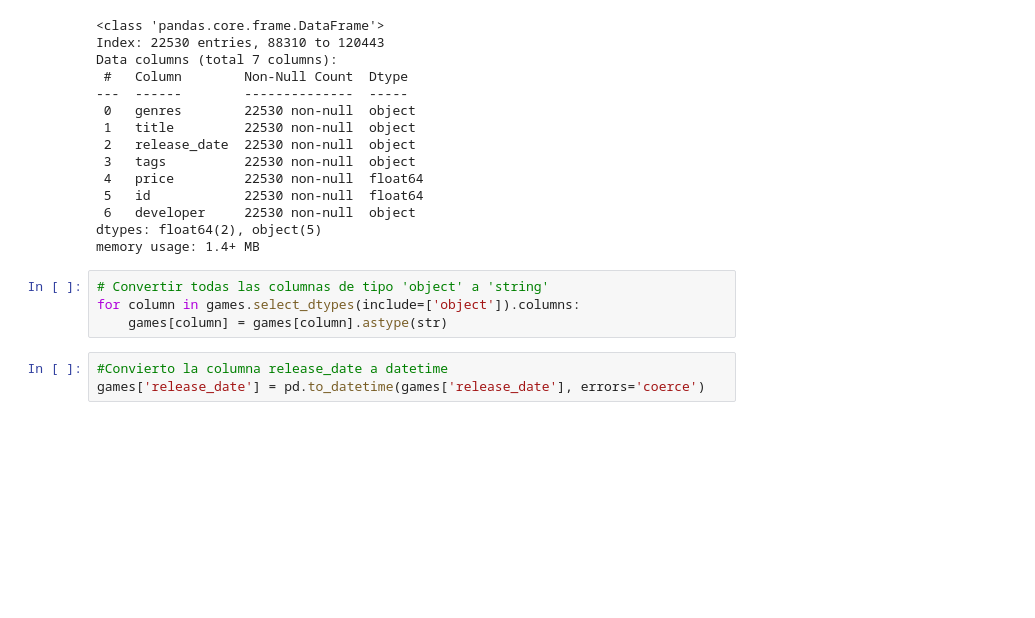
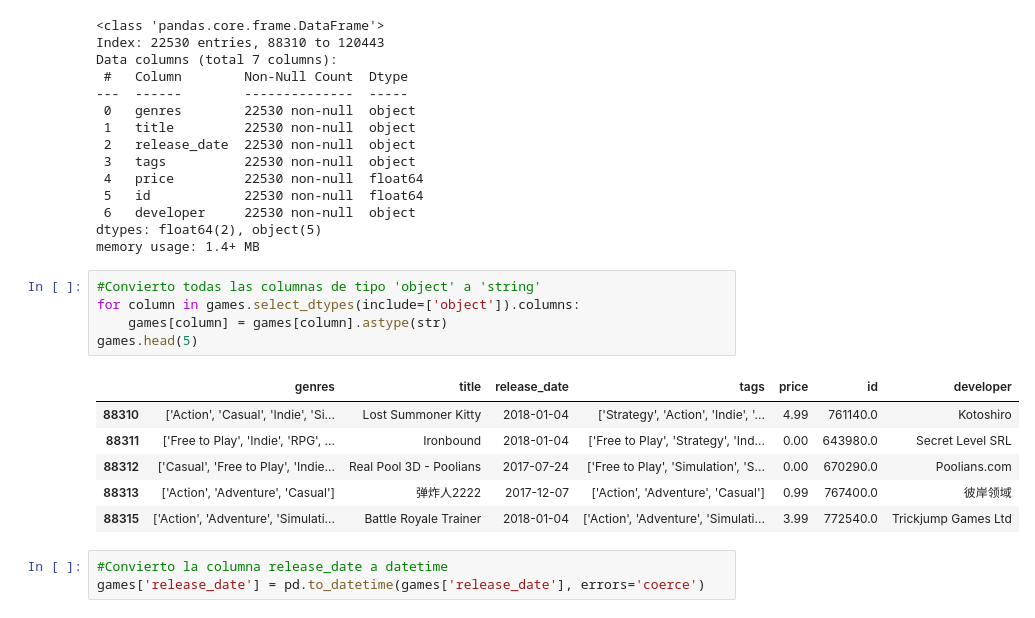
Before and after one commit to facu-corvalan/PI_ML_OPS, a Jupyter notebook: ETL/games.ipynb, the cells around one changed output. Saved outputs shown, nothing was run; the diff lists cells and outputs as text; blank space fills up the shorter version.

```diff
--- a/ETL/games.ipynb
+++ b/ETL/games.ipynb
@@ -145,9 +145,17 @@ Data columns (total 7 columns):
 dtypes: float64(2), object(5)
 memory usage: 1.4+ MB
 # %%
-# Convertir todas las columnas de tipo 'object' a 'string'
+#Convierto todas las columnas de tipo 'object' a 'string'
 for column in games.select_dtypes(include=['object']).columns:
     games[column] = games[column].astype(str)
+games.head(5)
+# %% [output]
+|  | genres | title | release_date | tags | price | id | developer |
+| 88310 | ['Action', 'Casual', 'Indie', 'Si... | Lost Summoner Kitty | 2018-01-04 | ['Strategy', 'Action', 'Indie', '... | 4.99 | 761140.0 | Kotoshiro |
+| 88311 | ['Free to Play', 'Indie', 'RPG', ... | Ironbound | 2018-01-04 | ['Free to Play', 'Strategy', 'Ind... | 0.00 | 643980.0 | Secret Level SRL |
+| 88312 | ['Casual', 'Free to Play', 'Indie... | Real Pool 3D - Poolians | 2017-07-24 | ['Free to Play', 'Simulation', 'S... | 0.00 | 670290.0 | Poolians.com |
+| 88313 | ['Action', 'Adventure', 'Casual'] | 弹炸人2222 | 2017-12-07 | ['Action', 'Adventure', 'Casual'] | 0.99 | 767400.0 | 彼岸领域 |
+| 88315 | ['Action', 'Adventure', 'Simulati... | Battle Royale Trainer | 2018-01-04 | ['Action', 'Adventure', 'Simulati... | 3.99 | 772540.0 | Trickjump Games Ltd |
 # %%
 #Convierto la columna release_date a datetime
 games['release_date'] = pd.to_datetime(games['release_date'], errors='coerce')
```
Also changed, not shown: parts of 10 cells of this notebook, 9 other files.
